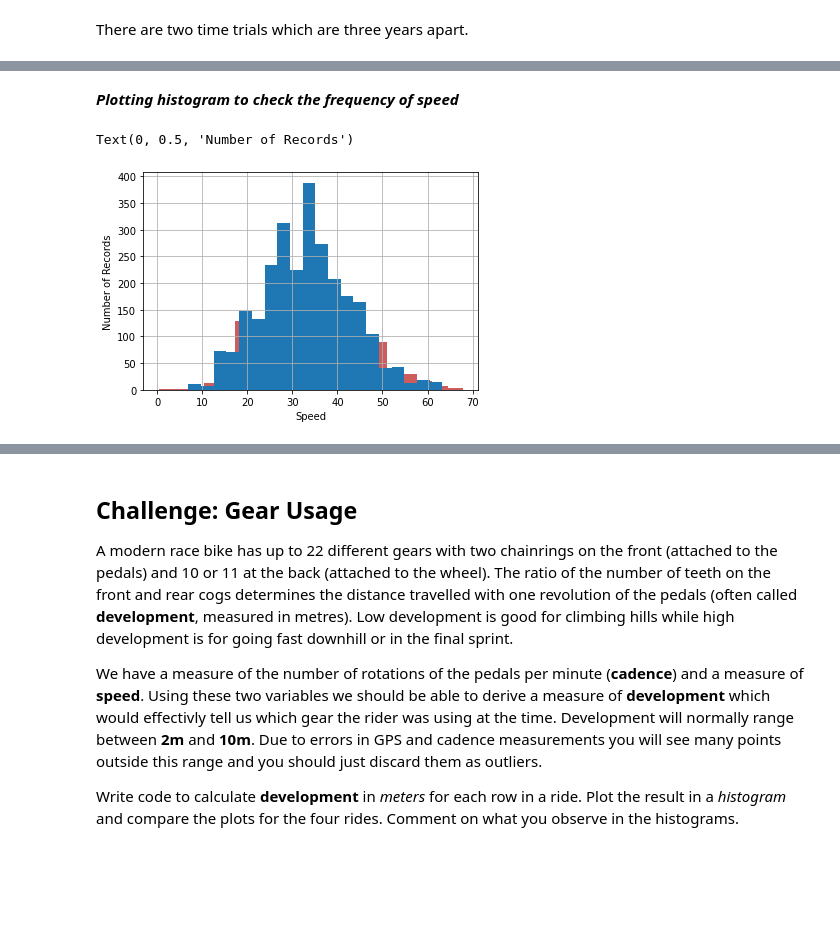
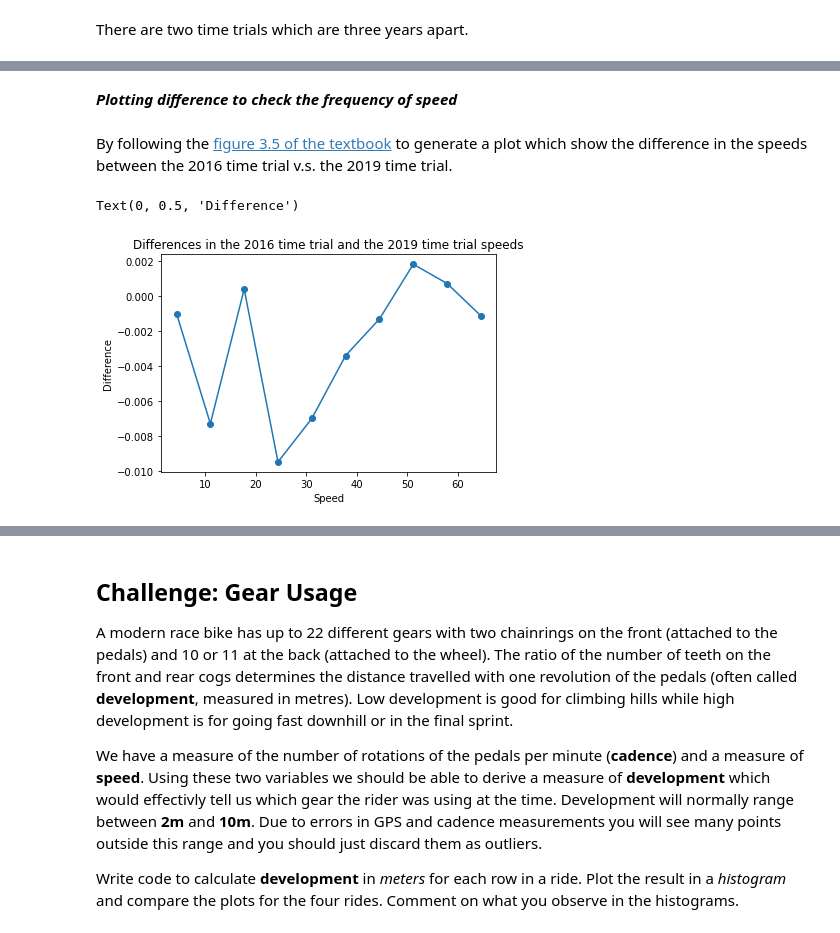
Before and after one commit to xuyenlinhHuynh/data-science-portfolio-xuyenlinhHuynh, a Jupyter notebook: Portfolio 1.ipynb, the cells around one changed output, grey strips where cells are left out. Saved outputs shown, nothing was run; the diff lists cells and outputs as text; code cells hidden in the pictures; blank space fills up the shorter version.

```diff
--- a/Portfolio 1.ipynb
+++ b/Portfolio 1.ipynb
@@ -838,10 +916,16 @@ There are two time trials which are three years apart.
 # %% [markdown]
-***Plotting histogram to check the frequency of speed***
+***Plotting difference to check the frequency of speed***
-# %%
-plot_2016 = cleaned_tt_2016['speed'].hist(histtype='stepfilled',color='indianred',bins=20)
-plot_2019 = cleaned_tt_2019['speed'].hist(histtype='stepfilled',bins=20)
-plot_2016.set_xlabel('Speed')
-plot_2016.set_ylabel('Number of Records')
-# %% [output]
-Text(0, 0.5, 'Number of Records')
-[figure, removed]
+# %% [markdown]
+By following the [figure 3.5 of the textbook](https://link-springer-com.simsrad.net.ocs.mq.edu.au/chapter/10.1007/978-3-319-50017-1_3) to generate a plot which show the difference in the speeds between the 2016 time trial v.s. the 2019 time trial.
+# %%
+countx, divisionx= np.histogram(cleaned_tt_2016['speed'], normed=True)
+county, divisiony= np.histogram(cleaned_tt_2019['speed'], normed = True)
+val= [(divisionx[i]+divisionx[i+1])/2
+    for i in range (len(divisionx)-1)]
+plot=plt.plot(val,countx-county,'o-')
+plt.title('Differences in the 2016 time trial and the 2019 time trial speeds')
+plt.xlabel('Speed')
+plt.ylabel('Difference')
+# %% [output]
+Text(0, 0.5, 'Difference')
+[figure, added]
```
Also changed, not shown: parts of 37 cells of this notebook.
